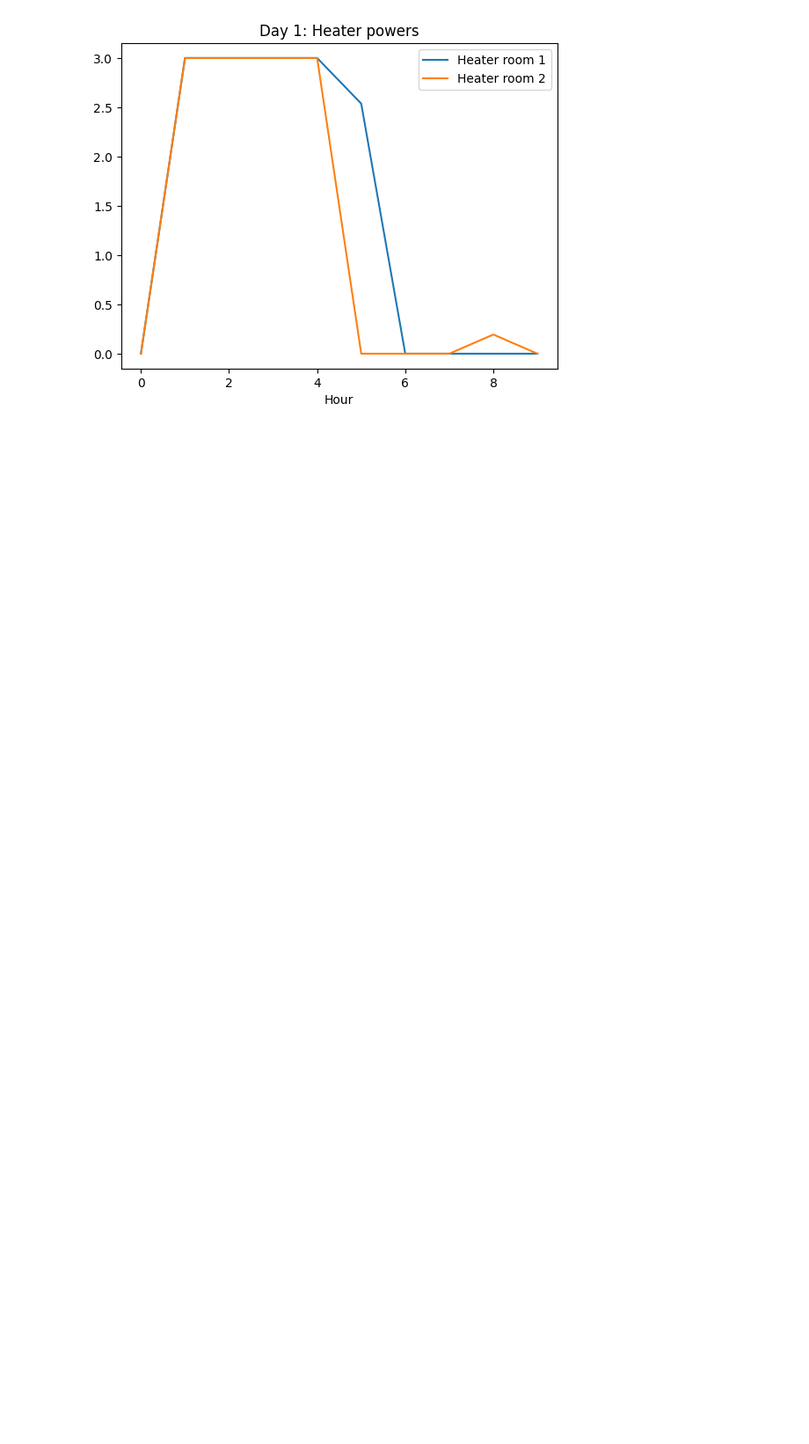
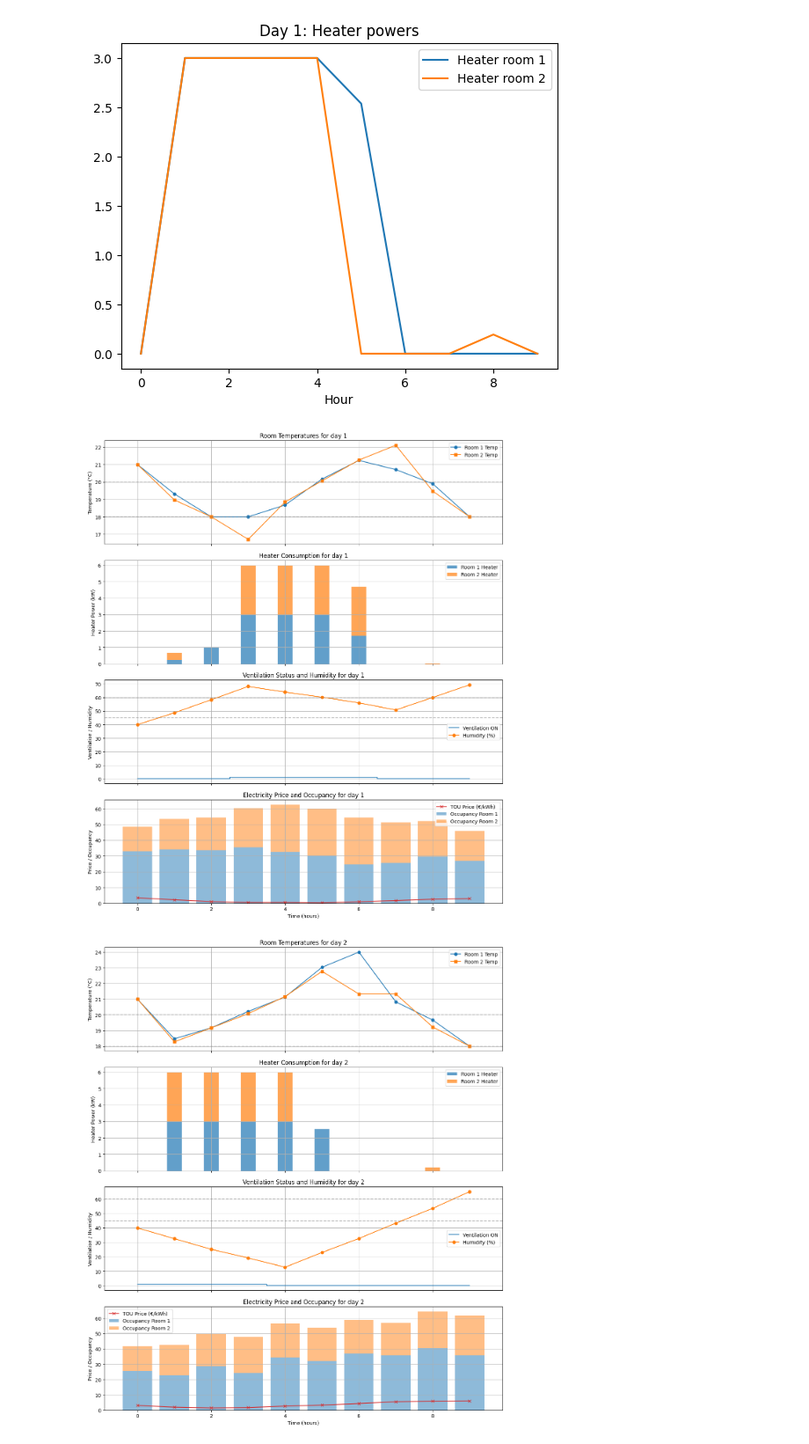
Before and after one commit to mathilderask/02435_DMUU, a Jupyter notebook: Gudjon/PartA.ipynb, the cells around one changed output. Shown at 88% size. Cells and saved outputs as stored; diff of their text form; code cells hidden in the pictures; blank space fills up the shorter version.

Commit message:
Added plots

```diff
--- a/Gudjon/PartA.ipynb
+++ b/Gudjon/PartA.ipynb
@@ -319,3 +318,57 @@ for d in example_days:
 [figure]
 [figure]
 [figure]
+# %%
+def plot_results(sol, price, occ1, occ2):
+    import matplotlib.pyplot as plt
+    T = np.arange(len(sol["v"]))
+
+    fig, axes = plt.subplots(4, 1, figsize=(12, 14), sharex=True)
+
+    # Room Temperatures
+    axes[0].plot(T, sol["T1"], label='Room 1 Temp', marker='o')
+    axes[0].plot(T, sol["T2"], label='Room 2 Temp', marker='s')
+    axes[0].axhline(18, color='gray', linestyle='--', alpha=0.5)
+    axes[0].axhline(20, color='gray', linestyle='--', alpha=0.5)
+    axes[0].set_ylabel("Temperature (°C)")
+    axes[0].set_title("Room Temperatures for day {}".format(d+1))
+    axes[0].legend()
+    axes[0].grid(True)
+
+    # Heater consumption
+    axes[1].bar(T, sol["p1"], width=0.4, label='Room 1 Heater', alpha=0.7)
+    axes[1].bar(T, sol["p2"], width=0.4, bottom=sol["p1"], label='Room 2 Heater', alpha=0.7)
+    axes[1].set_ylabel("Heater Power (kW)")
+    axes[1].set_title("Heater Consumption for day {}".format(d+1))
+    axes[1].legend()
+    axes[1].grid(True)
+
+    # Ventilation and Humidity
+    axes[2].step(T, sol["v"], where='mid', label='Ventilation ON', color='tab:blue')
+    axes[2].plot(T, sol["H"], label='Humidity (%)', color='tab:orange', marker='o')
+    axes[2].axhline(45, color='gray', linestyle='--', alpha=0.5)
+    axes[2].axhline(60, color='gray', linestyle='--', alpha=0.5)
+    axes[2].set_ylabel("Ventilation / Humidity")
+    axes[2].set_title("Ventilation Status and Humidity for day {}".format(d+1))
+    axes[2].legend()
+    axes[2].grid(True)
+
+    # Electricity price and occupancy
+    axes[3].plot(T, price[d, :], label='TOU Price (€/kWh)', color='tab:red', marker='x')
+    axes[3].bar(T, occ1[d, :], label='Occupancy Room 1', alpha=0.5)
+    axes[3].bar(T, occ2[d, :], bottom=occ1[d, :], label='Occupancy Room 2', alpha=0.5)
+    axes[3].set_ylabel("Price / Occupancy")
+    axes[3].set_xlabel("Time (hours)")
+    axes[3].set_title("Electricity Price and Occupancy for day {}".format(d+1))
+    axes[3].legend()
+    axes[3].grid(True)
+
+    plt.tight_layout()
+    plt.show()
+
+
+for d in example_days:
+    plot_results(solutions[d], price, occ1, occ2)
+# %% [output]
+[figure, added]
+[figure, added]
```
Also changed, not shown: parts of 1 cell of this notebook, 1 other file.
